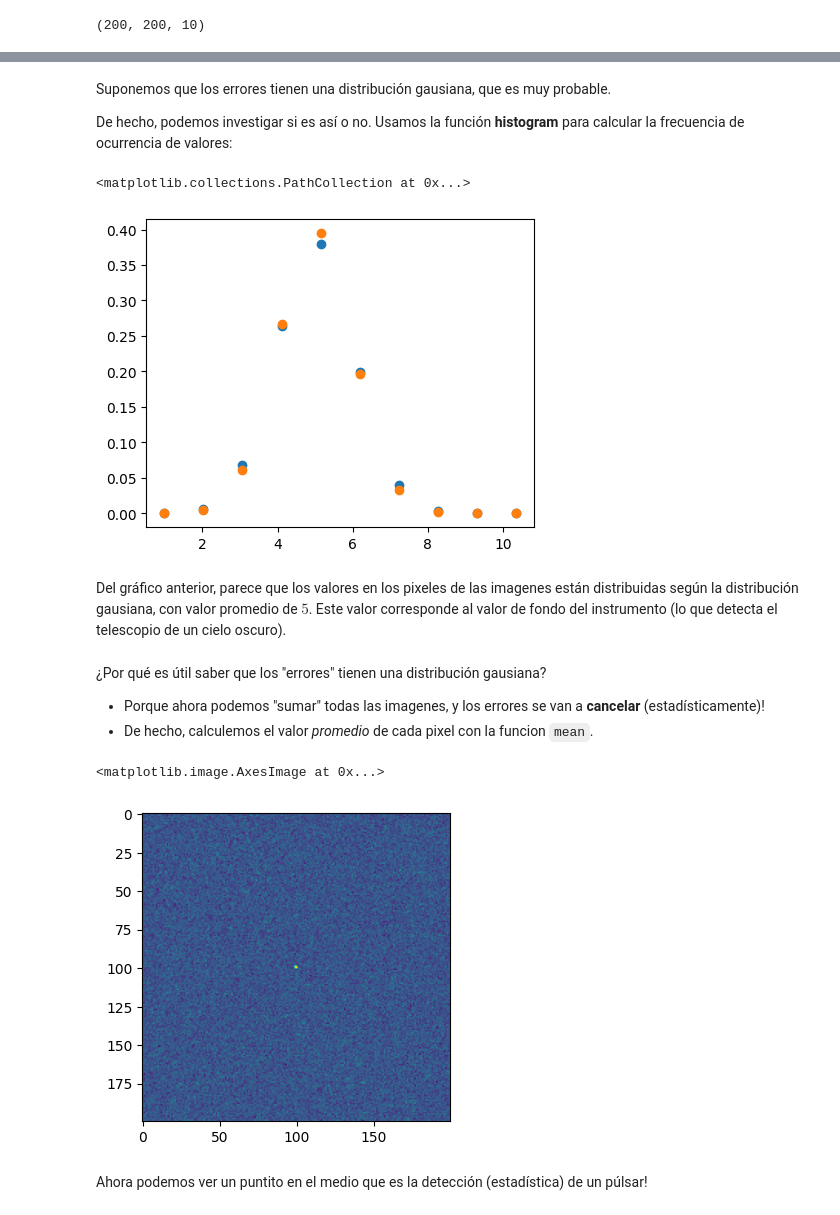
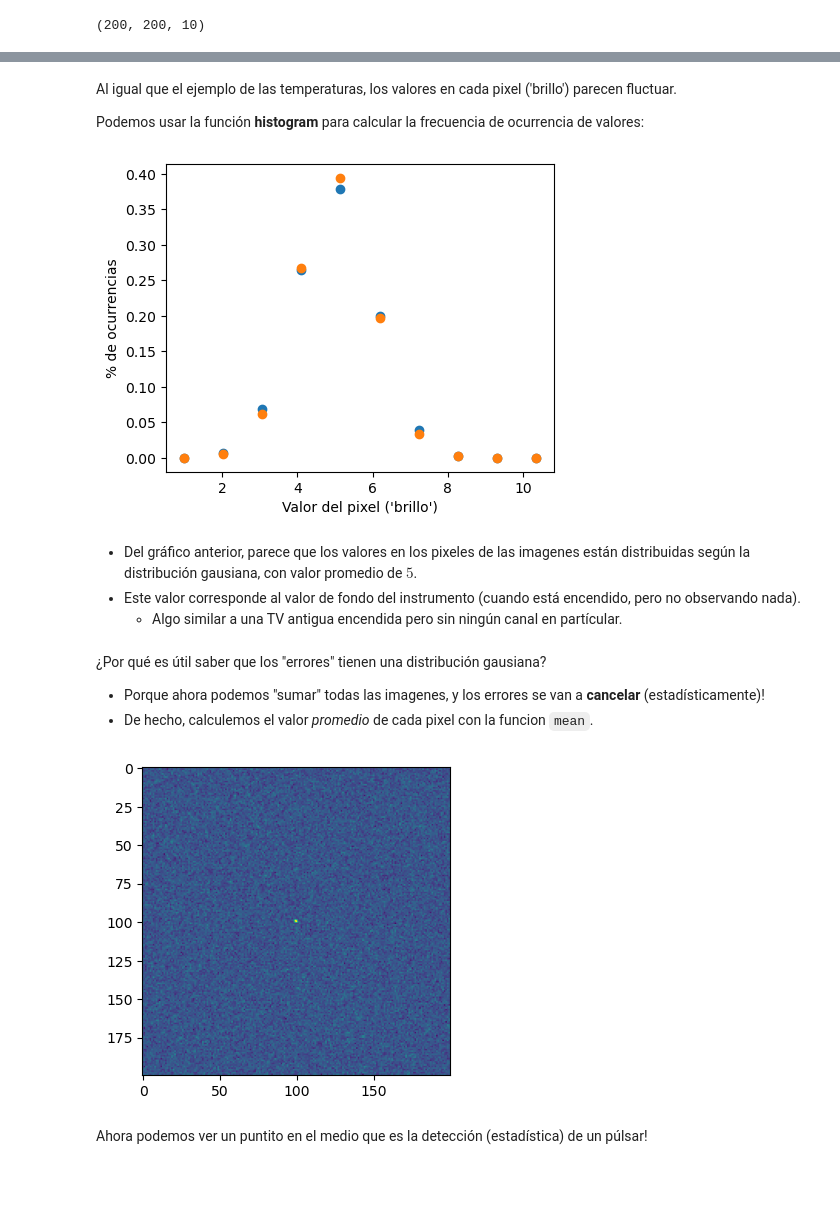
Before and after one commit to crisbh/intro_menciones_II, a Jupyter notebook: clase2/clase2.ipynb, the cells around one changed output, grey strips where cells are left out. Drawn from its saved outputs; the diff is of its cells as text; code cells hidden in the pictures; blank space fills up the shorter version.

```diff
--- a/clase2/clase2.ipynb
+++ b/clase2/clase2.ipynb
@@ -568,20 +633,24 @@ Hay un señal, pero está muy cerca a los valores de ruido en las imagenes, así
-# %% [markdown]
-Suponemos que los errores tienen una distribución gausiana, que es muy probable.
-
-De hecho, podemos investigar si es así o no. Usamos la función **histogram** para calcular la frecuencia de ocurrencia de valores:
+# %% [markdown]
+Al igual que el ejemplo de las temperaturas, los valores en cada pixel ('brillo') parecen fluctuar.
+
+Podemos usar la función **histogram** para calcular la frecuencia de ocurrencia de valores:
 # %%
 from scipy import stats
 h, bins = histogram(imagenes.flatten(), density=True)
 centros = 0.5*(bins[1:] + bins[:-1])
 
 pdf = stats.norm.pdf(centros,loc=5.0)
 scatter(centros, h)
 scatter(centros, pdf)
+ylabel("% de ocurrencias")
+xlabel("Valor del pixel ('brillo')")
+show()
 # %% [output]
-<matplotlib.collections.PathCollection at 0x...>
-[figure, old version]
+[figure, new version]
 # %% [markdown]
-Del gráfico anterior, parece que los valores en los pixeles de las imagenes están distribuidas según la distribución gausiana, con valor promedio de $5$. Este valor corresponde al valor de fondo del instrumento (lo que detecta el telescopio de un cielo oscuro).
+- Del gráfico anterior, parece que los valores en los pixeles de las imagenes están distribuidas según la distribución gausiana, con valor promedio de $5$.
+- Este valor corresponde al valor de fondo del instrumento (cuando está encendido, pero no observando nada).
+  - Algo similar a una TV antigua encendida pero sin ningún canal en partícular.
 # %% [markdown]
 ¿Por qué es útil saber que los "errores" tienen una distribución gausiana?
 
@@ -591,8 +660,8 @@ Del gráfico anterior, parece que los valores en los pixeles de las imagenes est
 imagen_resultante = mean(imagenes,axis=2)
 
 imshow(imagen_resultante)
+show()
 # %% [output]
-<matplotlib.image.AxesImage at 0x...>
 [figure]
 # %% [markdown]
 Ahora podemos ver un puntito en el medio que es la detección (estadística) de un púlsar!
```
Also changed, not shown: parts of 35 cells of this notebook, 3 other files.
